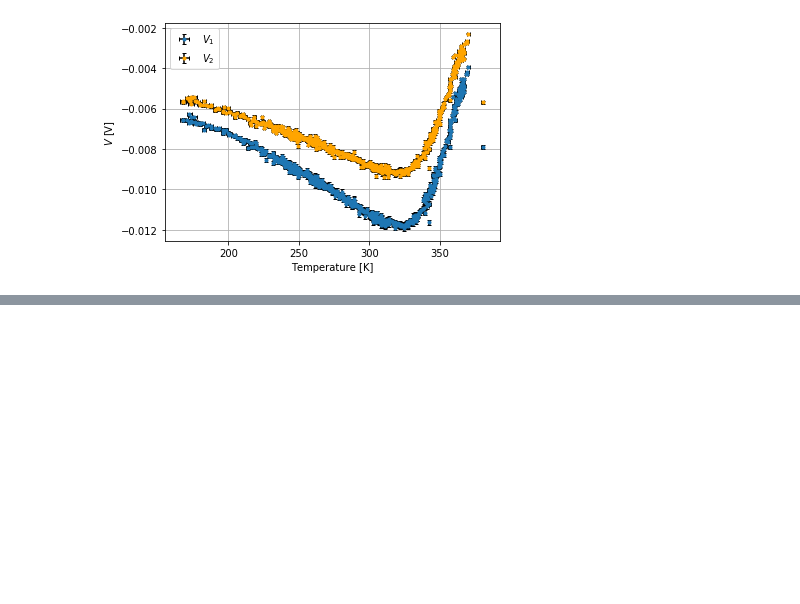
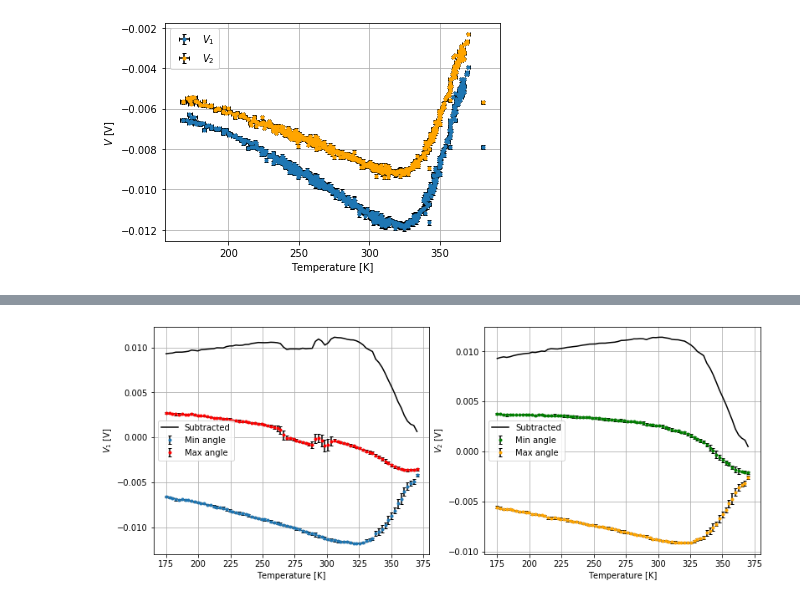
Before and after one commit to eklem1/ModernLab, a Jupyter notebook: ConstMag_Temp.ipynb, the cells around one changed output, grey strips where cells are left out. Saved outputs shown, nothing was run; the diff lists cells and outputs as text; code cells hidden in the pictures; blank space fills up the shorter version.

```diff
--- a/ConstMag_Temp.ipynb
+++ b/ConstMag_Temp.ipynb
@@ -485,0 +498,34 @@ SETTINGS
+# %%
+# print(TempErr_M_T_minA[0])
+
+tempCentered, data_minA_center, Err_minA_center = CenterTemp(TempErr_M_T_minA, dataM_T_minA, Err_M_T_minA)
+tempCentered, data_maxA_center, Err_maxA_center = CenterTemp(TempErr_M_T_maxA, dataM_T_maxA, Err_M_T_maxA)
+
+subtracted = [SubData(data_minA_center[0], data_maxA_center[0]), SubData(data_minA_center[1], data_maxA_center[1])]
+
+plt.figure(figsize=(13,5))
+plt.subplot(1, 2, 1)
+
+plt.errorbar(tempCentered, data_minA_center[0], yerr=Err_minA_center[0], ls=" ", marker=".", label="Min angle", ecolor='black', capsize=2)
+plt.errorbar(tempCentered, data_maxA_center[0], yerr=Err_maxA_center[0], ls=" ", marker=".", label="Max angle", ecolor='black', capsize=2, color="r")
+plt.plot(tempCentered, subtracted[0], color="black", label="Subtracted")
+
+plt.grid()
+plt.ylabel("$V_1$ [V]")
+plt.xlabel("Temperature [K]")
+plt.legend()
+
+plt.subplot(1, 2, 2)
+plt.errorbar(tempCentered, data_maxA_center[1], yerr=Err_maxA_center[1], ls=" ", marker=".", label="Min angle", ecolor='black', capsize=2, color="g")
+plt.errorbar(tempCentered, data_minA_center[1], yerr=Err_minA_center[1], ls=" ", marker=".", label="Max angle", ecolor='black', capsize=2, color="orange")
+plt.plot(tempCentered, subtracted[1], color="black", label="Subtracted")
+
+plt.grid()
+plt.ylabel("$V_2$ [V]")
+plt.xlabel("Temperature [K]")
+plt.legend()
+
+plt.show()
+# print(len(data_minA_center[0]))
+# %% [output]
+[figure, added]
```
Also changed, not shown: parts of 7 cells of this notebook.
